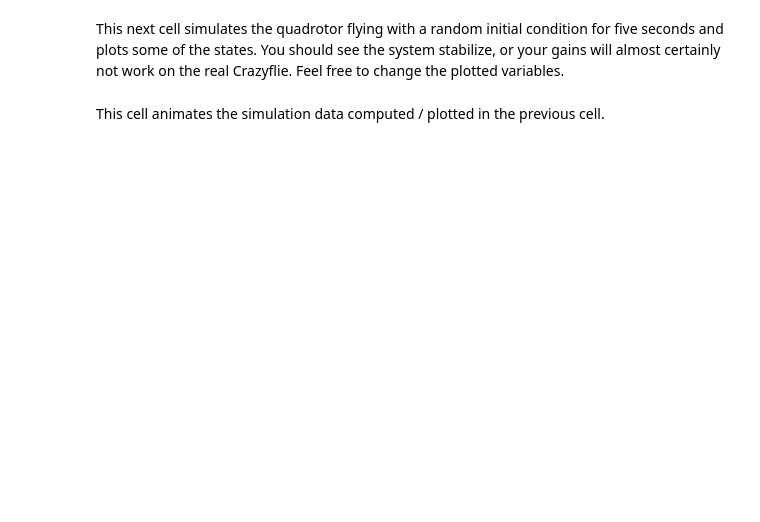
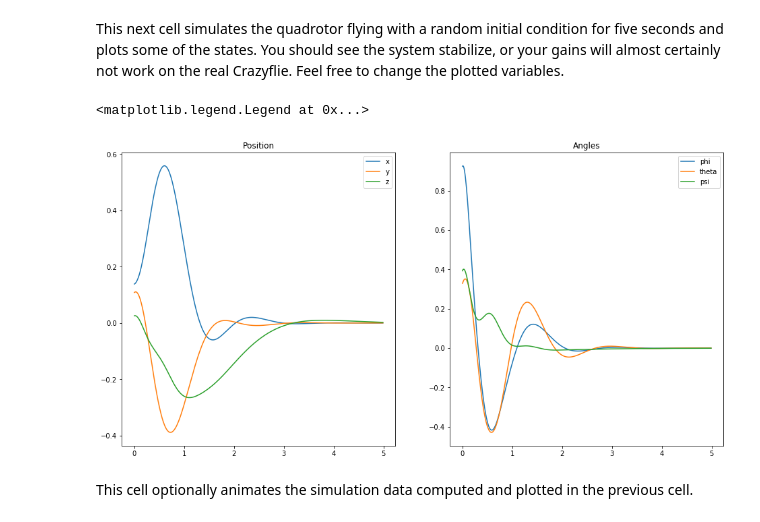
Before and after one commit to irom-lab/MAE345-Student, a Jupyter notebook: Lab2.ipynb, the cells around one changed output. Saved outputs shown, nothing was run; the diff lists cells and outputs as text; code cells hidden in the pictures; blank space fills up the shorter version.

```diff
--- a/Lab2.ipynb
+++ b/Lab2.ipynb
@@ -27,8 +0,0 @@ Now, we write out the equations of motion. Note that `sp.Matrix` is used to crea
-# %%
-state = sp.Matrix([x, y, theta, x_dot, y_dot, theta_dot])
-input = sp.Matrix([u1, u2])
-
-dynamics = sp.Matrix([x_dot, y_dot, theta_dot,
-                      -u1 / m * sp.sin(theta),
-                      u1 / m * sp.cos(theta) - g,
-                      u2 / I])
@@ -37,3 +0,0 @@ Finally, we differentiate and plug in numerical values via the `subs` method. In
-# %%
-A = dynamics.jacobian(state)
-B = dynamics.jacobian(input)
@@ -104,6 +15,6 @@ Now, in the cell below, you will fillout the function that will actually solve t
 # %%
 def lqr(A: np.ndarray, B: np.ndarray, Q: np.ndarray, R: np.ndarray) -> np.ndarray:
-    P = la.solve_continuous_are(A, B, Q, R)
+    P = solve_continuous_are(A, B, Q, R)
     K = -np.linalg.inv(R) @ (B.T @ P)
     return K
 # %% [markdown]
@@ -121,15 +38,21 @@ class CrazyflieLQR(Crazyflie):
         super().__init__()
         self._hover_pos = hover_pos
         self._hover_state = np.concatenate([self._hover_pos, np.zeros(9)])
-        (A, B) =  linearize_quadrotor3d()
+        A, B =  self.hover_state_linearization()
         self._K = lqr(A, B, Q, R)
 
         print('Using K matrix:')
+        print()
         print(self._K)
 
         np.save('quad_data/lqr_gains', self._K)
 
+    @property
+    def K(self) -> np.ndarray:
+        return self._K
+
     def controller(self, state: np.ndarray, t: float) -> np.ndarray:
         return self._K @ (state - self._hover_state) + np.array([self.mass * self.gravity, 0, 0, 0])
 
-cf = CrazyflieLQR(np.diag([1000, 1000, 2000, 0.001, 0.001, 1, 100, 100, 1, 0.005, 0.005, 1]), 2 * np.diag([1e5, 6e9, 6e9, 1e4]), np.zeros(3))
+# The first argument is the Q matrix, the second is the R matrix
+quad = CrazyflieLQR(np.diag([1000, 1000, 2000, 0.001, 0.001, 1, 100, 100, 1, 0.005, 0.005, 1]), 2 * np.diag([1e5, 6e9, 6e9, 1e4]), np.zeros(3))
@@ -138,27 +76,32 @@ This next cell simulates the quadrotor flying with a random initial condition fo
 # %%
 # Uncomment the following line if you want to use the same random initial condition.
 # np.random.seed(0)
 
 ic = np.random.rand(12) * 1.2
 ic[0:3] = ic[0:3] / 5
 ic[6:9] = ic[6:9] / 5
 
-times, states, inputs = cf.simulate(ic, 5, 0.01, clip_input=False)
+times, states, inputs = quad.simulate(ic, 5, 0.01, clip_input=False)
 
+#%matplotlib notebook
 plt.rcParams["figure.figsize"] = (16,8)
 fig = plt.figure()
+
 ax = fig.add_subplot(121, title='Position')
 ax.plot(times, states[0, :], label='x')
 ax.plot(times, states[1, :], label='y')
 ax.plot(times, states[2, :], label='z')
 ax.legend()
 
 ax = fig.add_subplot(122, title='Angles')
 ax.plot(times, states[3, :], label='phi')
 ax.plot(times, states[4, :], label='theta')
 ax.plot(times, states[5, :], label='psi')
 ax.legend()
+# %% [output]
+<matplotlib.legend.Legend at 0x...>
+[figure, added]
 # %% [markdown]
-This cell animates the simulation data computed / plotted in the previous cell.
+This cell optionally animates the simulation data computed and plotted in the previous cell.
 # %%
 HTML(animate_quad(0.1, states).to_html5_video())
```
Also changed, not shown: parts of 28 cells of this notebook, 1 other file.
